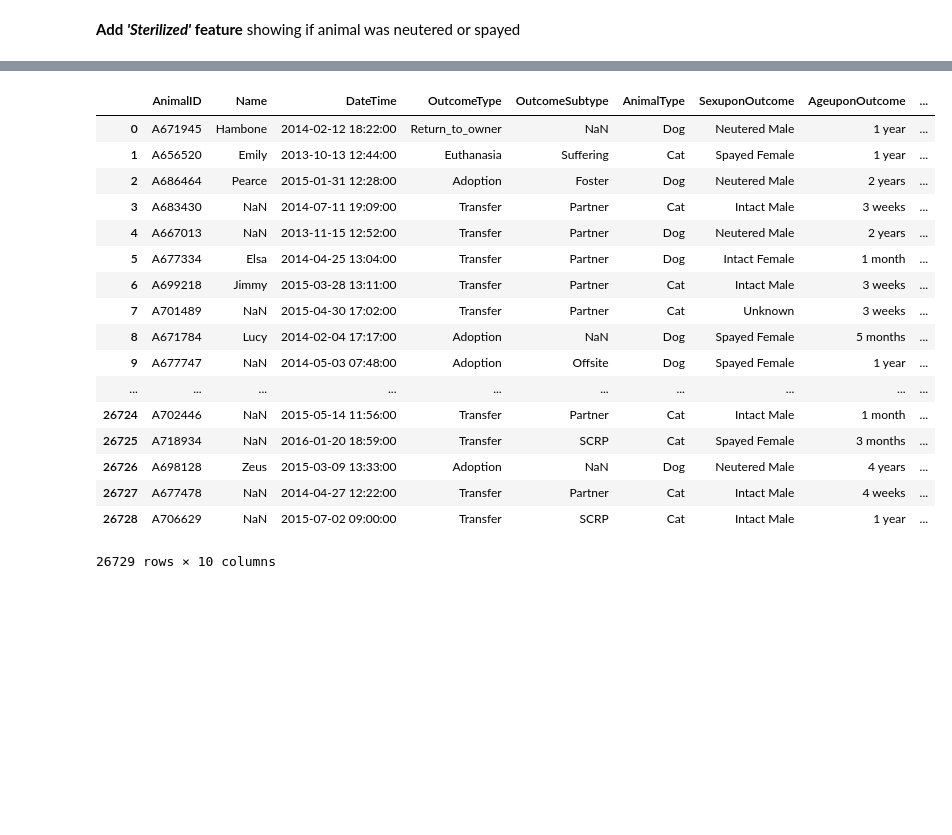
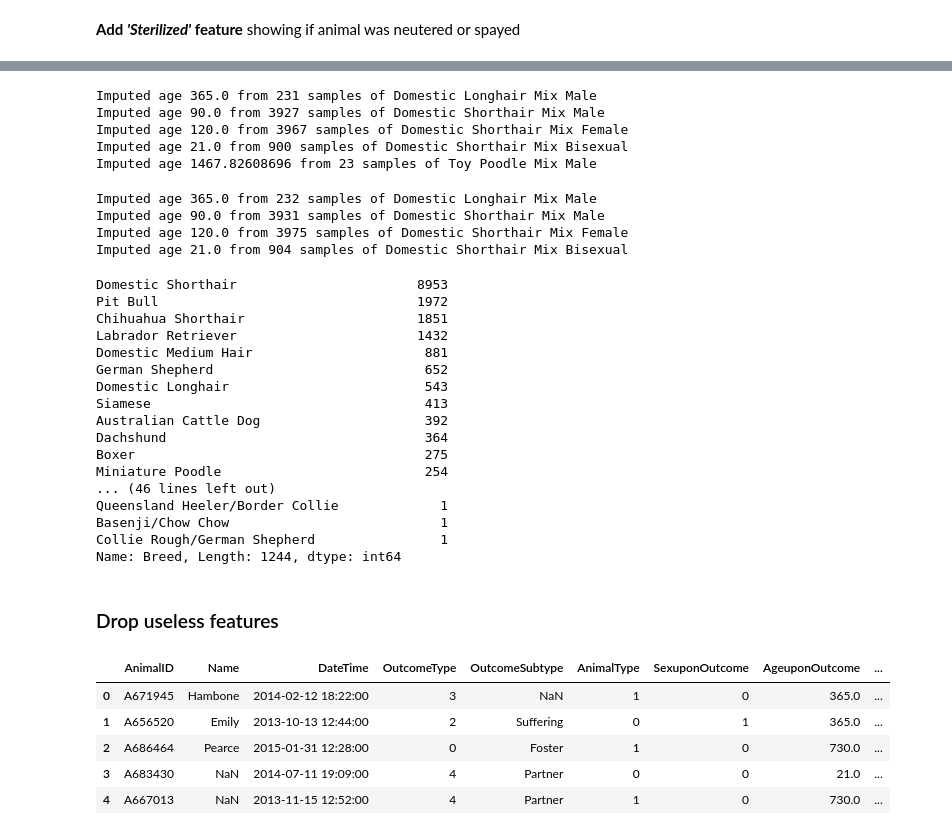
Before and after one commit to sandpiturtle/MLSummerSchool, a Jupyter notebook: Animals.ipynb, the cells around one changed output, grey strips where cells are left out. Drawn from its saved outputs; the diff is of its cells as text; code cells hidden in the pictures; blank space fills up the shorter version.

```diff
--- a/Animals.ipynb
+++ b/Animals.ipynb
@@ -72,21 +188,46 @@ def process_steril(df):
+# %%
+impute_age(train, train)
+# %% [output]
+Imputed age 365.0 from 231 samples of Domestic Longhair Mix Male
+Imputed age 90.0 from 3927 samples of Domestic Shorthair Mix Male
+Imputed age 120.0 from 3967 samples of Domestic Shorthair Mix Female
+Imputed age 21.0 from 900 samples of Domestic Shorthair Mix Bisexual
+Imputed age 1467.82608696 from 23 samples of Toy Poodle Mix Male
+# %%
+impute_age(train, test)
+# %% [output]
+Imputed age 365.0 from 232 samples of Domestic Longhair Mix Male
+Imputed age 90.0 from 3931 samples of Domestic Shorthair Mix Male
+Imputed age 120.0 from 3975 samples of Domestic Shorthair Mix Female
+Imputed age 21.0 from 904 samples of Domestic Shorthair Mix Bisexual
+# %%
+train.Breed.value_counts()
+# %% [output]
+Domestic Shorthair                       8953
+Pit Bull                                 1972
+Chihuahua Shorthair                      1851
+Labrador Retriever                       1432
+Domestic Medium Hair                      881
+German Shepherd                           652
+Domestic Longhair                         543
+Siamese                                   413
+Australian Cattle Dog                     392
+Dachshund                                 364
+Boxer                                     275
+Miniature Poodle                          254
+... (46 lines left out)
+Queensland Heeler/Border Collie             1
+Basenji/Chow Chow                           1
+Collie Rough/German Shepherd                1
+Name: Breed, Length: 1244, dtype: int64
+# %% [markdown]
+### Drop useless features
 # %%
-train
+train.head()
 # %% [output]
 |  | AnimalID | Name | DateTime | OutcomeType | OutcomeSubtype | AnimalType | SexuponOutcome | AgeuponOutcome | ... |
-| 0 | A671945 | Hambone | 2014-02-12 18:22:00 | Return_to_owner | NaN | Dog | Neutered Male | 1 year | ... |
-| 1 | A656520 | Emily | 2013-10-13 12:44:00 | Euthanasia | Suffering | Cat | Spayed Female | 1 year | ... |
-| 2 | A686464 | Pearce | 2015-01-31 12:28:00 | Adoption | Foster | Dog | Neutered Male | 2 years | ... |
-| 3 | A683430 | NaN | 2014-07-11 19:09:00 | Transfer | Partner | Cat | Intact Male | 3 weeks | ... |
-| 4 | A667013 | NaN | 2013-11-15 12:52:00 | Transfer | Partner | Dog | Neutered Male | 2 years | ... |
-| 5 | A677334 | Elsa | 2014-04-25 13:04:00 | Transfer | Partner | Dog | Intact Female | 1 month | ... |
-| 6 | A699218 | Jimmy | 2015-03-28 13:11:00 | Transfer | Partner | Cat | Intact Male | 3 weeks | ... |
-| 7 | A701489 | NaN | 2015-04-30 17:02:00 | Transfer | Partner | Cat | Unknown | 3 weeks | ... |
-| 8 | A671784 | Lucy | 2014-02-04 17:17:00 | Adoption | NaN | Dog | Spayed Female | 5 months | ... |
-| 9 | A677747 | NaN | 2014-05-03 07:48:00 | Adoption | Offsite | Dog | Spayed Female | 1 year | ... |
-| ... | ... | ... | ... | ... | ... | ... | ... | ... | ... |
-| 26724 | A702446 | NaN | 2015-05-14 11:56:00 | Transfer | Partner | Cat | Intact Male | 1 month | ... |
-| 26725 | A718934 | NaN | 2016-01-20 18:59:00 | Transfer | SCRP | Cat | Spayed Female | 3 months | ... |
-| 26726 | A698128 | Zeus | 2015-03-09 13:33:00 | Adoption | NaN | Dog | Neutered Male | 4 years | ... |
-| 26727 | A677478 | NaN | 2014-04-27 12:22:00 | Transfer | Partner | Cat | Intact Male | 4 weeks | ... |
-| 26728 | A706629 | NaN | 2015-07-02 09:00:00 | Transfer | SCRP | Cat | Intact Male | 1 year | ... |
+| 0 | A671945 | Hambone | 2014-02-12 18:22:00 | 3 | NaN | 1 | 0 | 365.0 | ... |
+| 1 | A656520 | Emily | 2013-10-13 12:44:00 | 2 | Suffering | 0 | 1 | 365.0 | ... |
+| 2 | A686464 | Pearce | 2015-01-31 12:28:00 | 0 | Foster | 1 | 0 | 730.0 | ... |
+| 3 | A683430 | NaN | 2014-07-11 19:09:00 | 4 | Partner | 0 | 0 | 21.0 | ... |
+| 4 | A667013 | NaN | 2013-11-15 12:52:00 | 4 | Partner | 1 | 0 | 730.0 | ... |
-26729 rows × 10 columns
```
Also changed, not shown: parts of 15 cells of this notebook.
